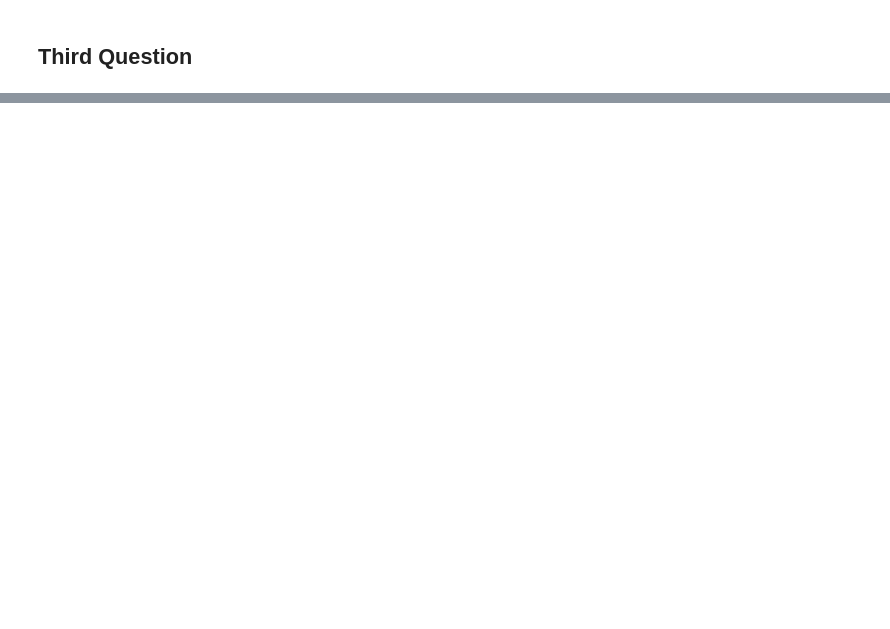
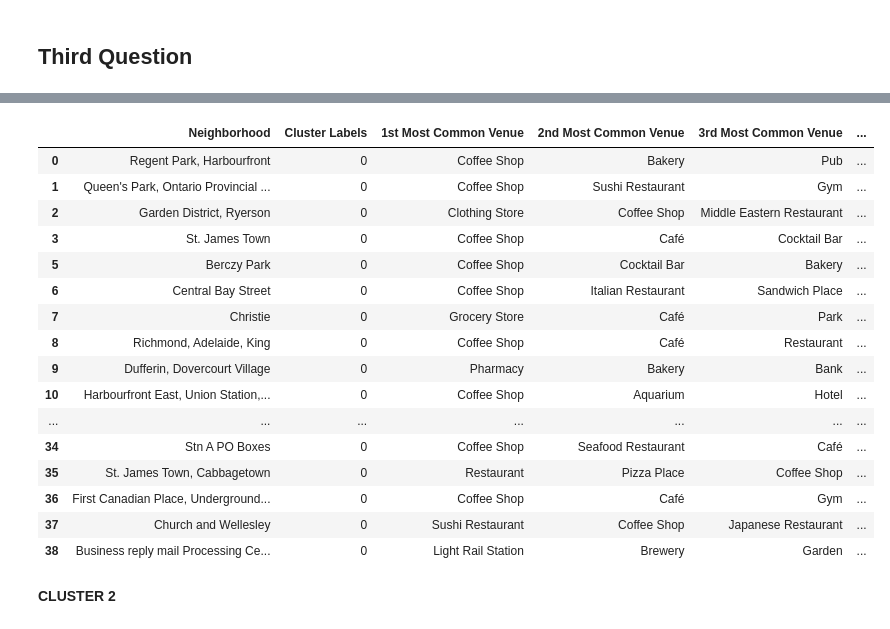
Before and after one commit to christian-vh/Coursera_Capstone, a Jupyter notebook: Segmenting and Clustering Neighborhoods in Toronto.ipynb, the cells around one changed output, grey strips where cells are left out. Drawn from its saved outputs; the diff is of its cells as text; code cells hidden in the pictures; blank space fills up the shorter version.

```diff
--- a/Segmenting and Clustering Neighborhoods in Toronto.ipynb
+++ b/Segmenting and Clustering Neighborhoods in Toronto.ipynb
@@ -8,0 +189,5 @@
+# %%
+toronto_venues = getNearbyVenues(names=end_toronto['Neighborhood'],
+                                   latitudes=end_toronto['Latitude'],
+                                   longitudes=end_toronto['Longitude'])
+toronto_venues.head()
@@ -8,0 +322,23 @@
+# %%
+toronto_merged.loc[toronto_merged['Cluster Labels'] == 0,
+                     toronto_merged.columns[[2] + list(range(5, toronto_merged.shape[1]))]]
+# %% [output]
+|  | Neighborhood | Cluster Labels | 1st Most Common Venue | 2nd Most Common Venue | 3rd Most Common Venue | ... |
+| 0 | Regent Park, Harbourfront | 0 | Coffee Shop | Bakery | Pub | ... |
+| 1 | Queen's Park, Ontario Provincial ... | 0 | Coffee Shop | Sushi Restaurant | Gym | ... |
+| 2 | Garden District, Ryerson | 0 | Clothing Store | Coffee Shop | Middle Eastern Restaurant | ... |
+| 3 | St. James Town | 0 | Coffee Shop | Café | Cocktail Bar | ... |
+| 5 | Berczy Park | 0 | Coffee Shop | Cocktail Bar | Bakery | ... |
+| 6 | Central Bay Street | 0 | Coffee Shop | Italian Restaurant | Sandwich Place | ... |
+| 7 | Christie | 0 | Grocery Store | Café | Park | ... |
+| 8 | Richmond, Adelaide, King | 0 | Coffee Shop | Café | Restaurant | ... |
+| 9 | Dufferin, Dovercourt Village | 0 | Pharmacy | Bakery | Bank | ... |
+| 10 | Harbourfront East, Union Station,... | 0 | Coffee Shop | Aquarium | Hotel | ... |
+| ... | ... | ... | ... | ... | ... | ... |
+| 34 | Stn A PO Boxes | 0 | Coffee Shop | Seafood Restaurant | Café | ... |
+| 35 | St. James Town, Cabbagetown | 0 | Restaurant | Pizza Place | Coffee Shop | ... |
+| 36 | First Canadian Place, Underground... | 0 | Coffee Shop | Café | Gym | ... |
+| 37 | Church and Wellesley | 0 | Sushi Restaurant | Coffee Shop | Japanese Restaurant | ... |
+| 38 | Business reply mail Processing Ce... | 0 | Light Rail Station | Brewery | Garden | ... |
+# %% [markdown]
+**CLUSTER 2**
```
Also changed, not shown: parts of 57 cells of this notebook.
